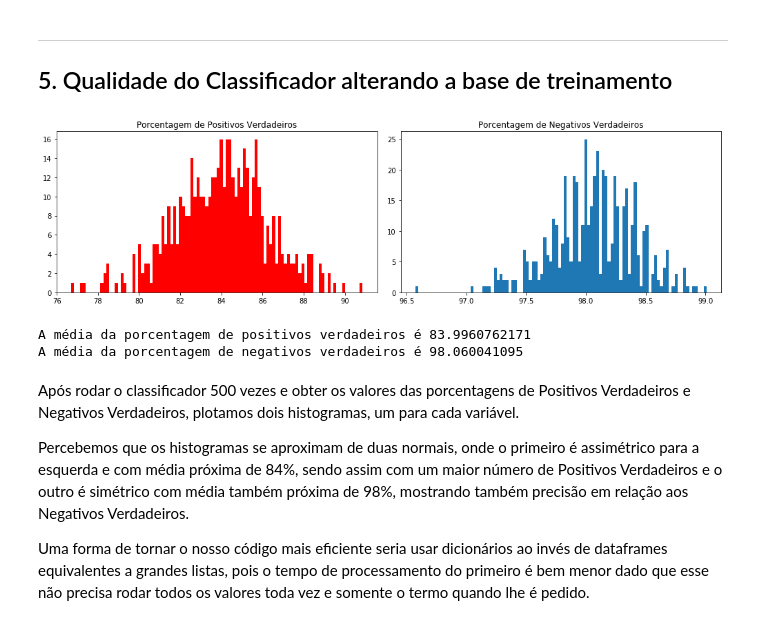
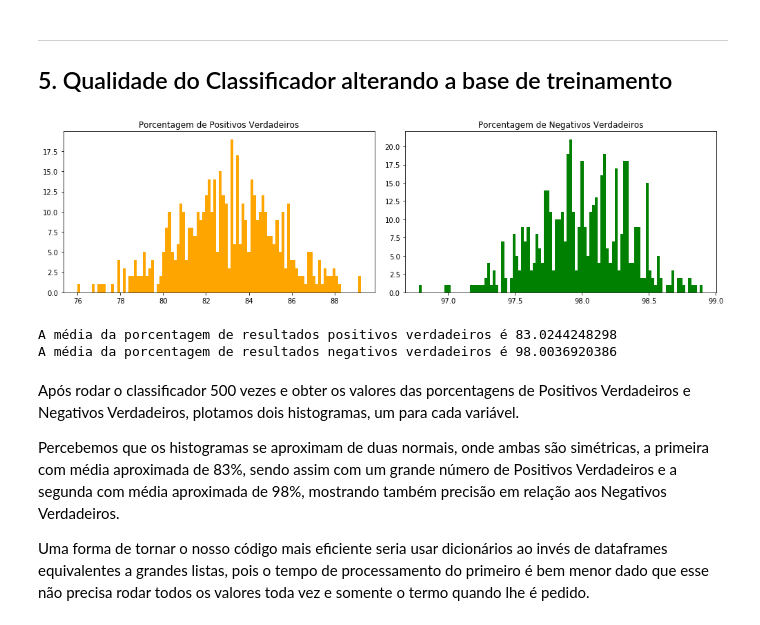
Before and after one commit to lucaslealvale/Projeto2CDDP, a Jupyter notebook: Projeto2.ipynb, the cells around one changed output. Drawn from its saved outputs; the diff is of its cells as text; code cells hidden in the pictures.

```diff
--- a/Projeto2.ipynb
+++ b/Projeto2.ipynb
@@ -257,8 +277,9 @@ Através do Coeficiente de Correlação de Matthews, calculado para cada ponto d
 ___
 ## 5. Qualidade do Classificador alterando a base de treinamento
 # %%
-PPV=[] #porcentagem de positivos verdadeiros
-PNV=[] #porcentagem de negativos verdadeiros
+# Testando a qualidade do classificador altarando a base de treinamento.
+PV=[] #porcentagem de positivos verdadeiros
+NV=[] #porcentagem de negativos verdadeiros
 for i in range(500):
     #Separação da base de dados
     Treinamento = df.sample(n=None, frac=0.75, replace=False).reset_index()
@@ -271,34 +292,35 @@ for i in range(500):
     Teste["Bayes"] = T
 
     #salvando as porcentagens
-    ct=pd.crosstab(Teste.Class,Teste.Bayes)
-    tempa=ct.spam["spam"]/(ct.spam["spam"]+ct.spam["ham"])*100
-    tempb=ct.ham["ham"]/(ct.ham["ham"]+ct.ham["spam"])*100
-    PPV.append(tempa)
-    PNV.append(tempb)
+    crosst=pd.crosstab(Teste.Class,Teste.Bayes)
+    NegVerd=crosst.spam["spam"]/(crosst.spam["spam"]+crosst.spam["ham"])*100
+    PosiVerd=crosst.ham["ham"]/(crosst.ham["ham"]+crosst.ham["spam"])*100
+    PV.append(NegVerd)
+    NV.append(PosiVerd)
 # %%
+#Plotando histogramas finais.
 fig = plt.figure(figsize=(14,4))
 plt.subplot(121)
-plt.hist(PPV,bins=100,color="red")
+plt.hist(PV,bins=100,color="orange")
 plt.title("Porcentagem de Positivos Verdadeiros")
 
 plt.subplot(122)
-plt.hist(PNV,bins=100)
+plt.hist(NV,bins=100,color='green')
 plt.title("Porcentagem de Negativos Verdadeiros")
 
 plt.tight_layout()
 plt.show()
 # %% [output]
-[figure, old version]
+[figure, new version]
 # %%
-print("A média da porcentagem de positivos verdadeiros é " + str(np.mean(PPV)))
-print("A média da porcentagem de negativos verdadeiros é " + str(np.mean(PNV)))
+print("A média da porcentagem de resultados positivos verdadeiros é " + str(np.mean(PV)))
+print("A média da porcentagem de resultados negativos verdadeiros é " + str(np.mean(NV)))
 # %% [output]
-A média da porcentagem de positivos verdadeiros é 83.9960762171
-A média da porcentagem de negativos verdadeiros é 98.060041095
+A média da porcentagem de resultados positivos verdadeiros é 83.0244248298
+A média da porcentagem de resultados negativos verdadeiros é 98.0036920386
 # %% [markdown]
 Após rodar o classificador 500 vezes e obter os valores das porcentagens de Positivos Verdadeiros e Negativos Verdadeiros, plotamos dois histogramas, um para cada variável.
 
-Percebemos que os histogramas se aproximam de duas normais, onde o primeiro é assimétrico para a esquerda e com média próxima de 84%, sendo assim com um maior número de Positivos Verdadeiros e o outro é simétrico com média também próxima de 98%, mostrando também precisão em relação aos Negativos Verdadeiros.
+Percebemos que os histogramas se aproximam de duas normais, onde ambas são simétricas, a primeira com média aproximada de 83%, sendo assim com um grande número de Positivos Verdadeiros e a segunda com média aproximada de 98%, mostrando também precisão em relação aos Negativos Verdadeiros.
 
 Uma forma de tornar o nosso código mais eficiente seria usar dicionários ao invés de dataframes equivalentes a grandes listas, pois o tempo de processamento do primeiro é bem menor dado que esse não precisa rodar todos os valores toda vez e somente o termo quando lhe é pedido.
```
Also changed, not shown: parts of 25 cells of this notebook.
